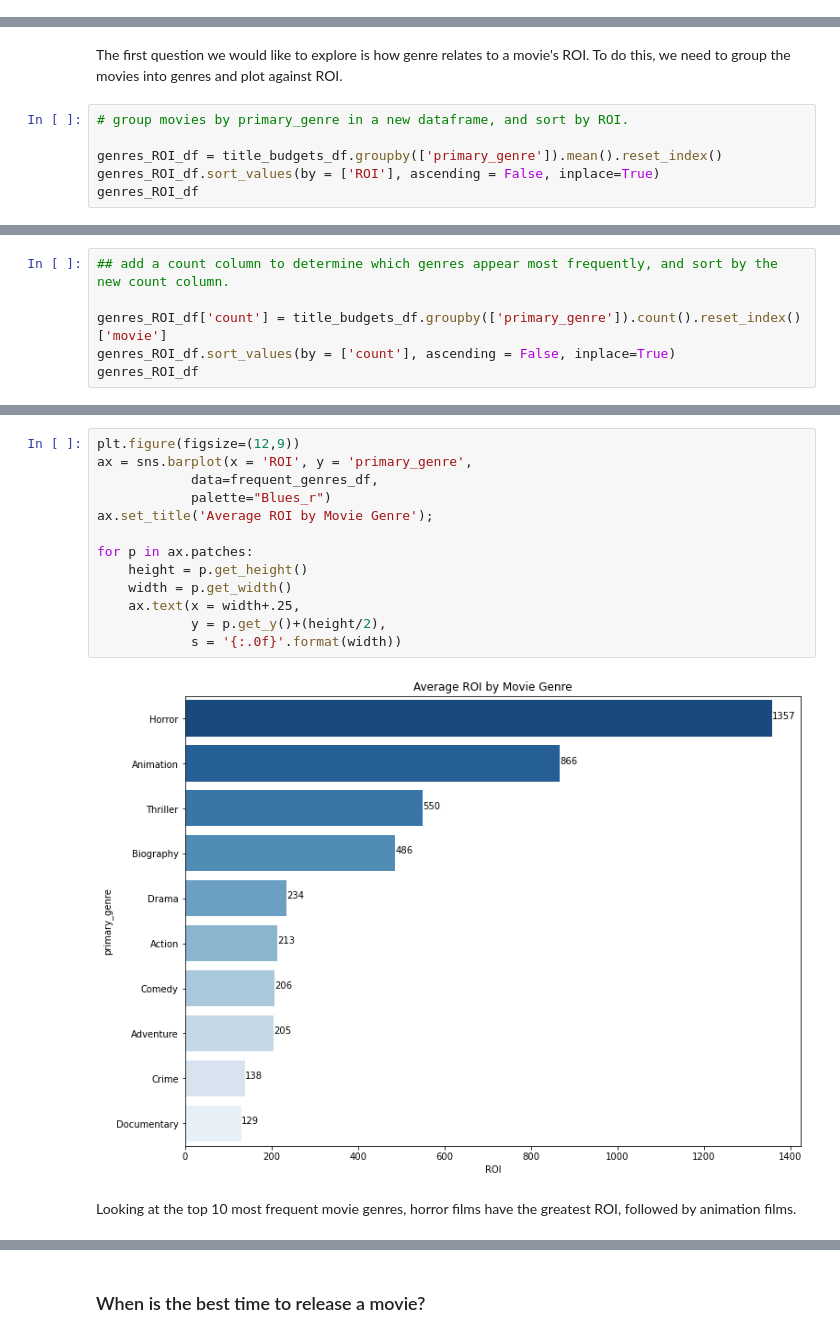
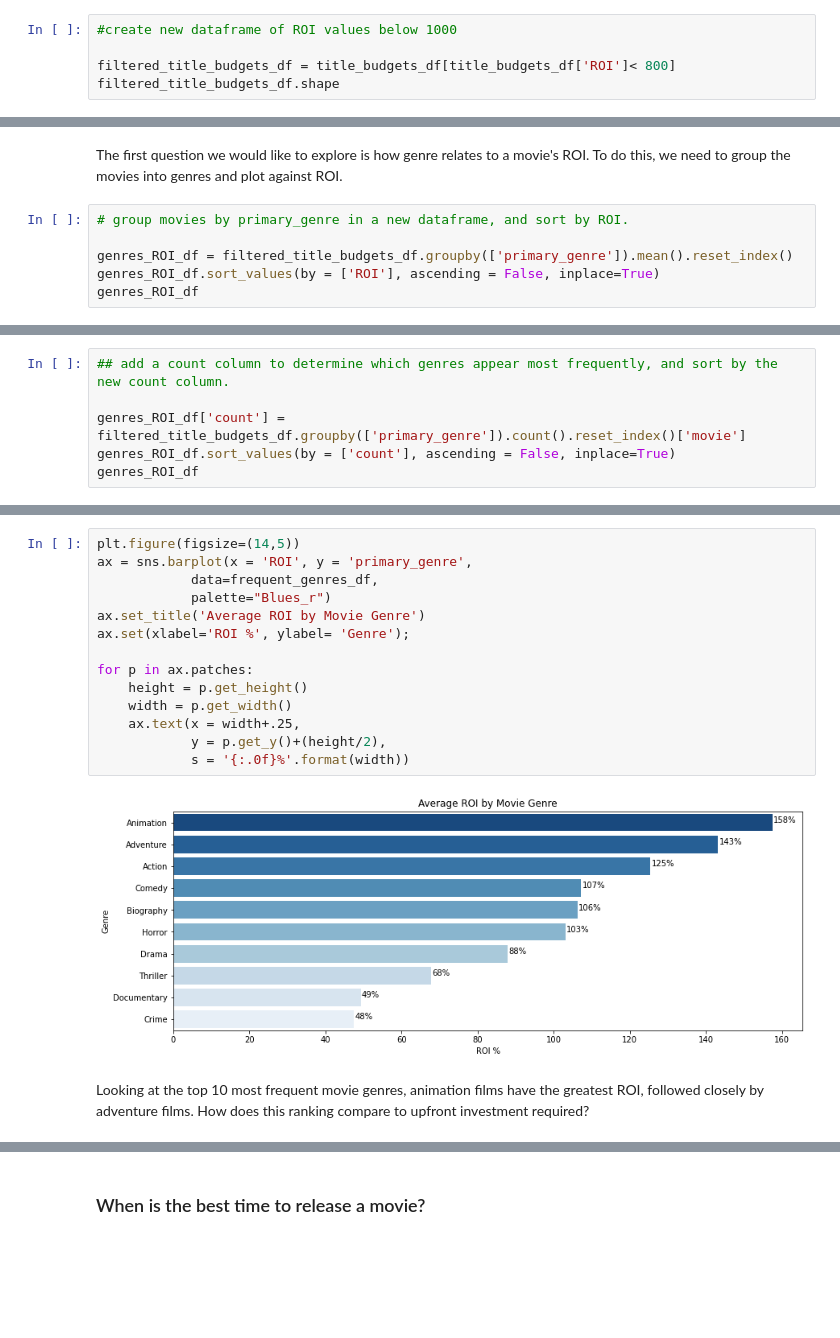
Before and after one commit to Sammyknee/dsc-project-template, a Jupyter notebook: Phase 1 Project - Data Analysis.ipynb, the cells around one changed output, grey strips where cells are left out. Cells and saved outputs as stored; diff of their text form; blank space fills up the shorter version.

Commit message:
cleaned up visualizations

```diff
--- a/Phase 1 Project - Data Analysis.ipynb
+++ b/Phase 1 Project - Data Analysis.ipynb
@@ -38,0 +74,5 @@ directors_df.head()
+# %%
+#create new dataframe of ROI values below 1000
+
+filtered_title_budgets_df = title_budgets_df[title_budgets_df['ROI']< 800]
+filtered_title_budgets_df.shape
@@ -43,7 +87,7 @@ The first question we would like to explore is how genre relates to a movie's RO
 # %%
 # group movies by primary_genre in a new dataframe, and sort by ROI.
 
-genres_ROI_df = title_budgets_df.groupby(['primary_genre']).mean().reset_index()
+genres_ROI_df = filtered_title_budgets_df.groupby(['primary_genre']).mean().reset_index()
 genres_ROI_df.sort_values(by = ['ROI'], ascending = False, inplace=True)
 genres_ROI_df
 # %% [output]
@@ -110,7 +155,7 @@ There are only 4 musicals in our dataset, and we can see the Cinderella movie re
 # %%
 ## add a count column to determine which genres appear most frequently, and sort by the new count column.
 
-genres_ROI_df['count'] = title_budgets_df.groupby(['primary_genre']).count().reset_index()['movie']
+genres_ROI_df['count'] = filtered_title_budgets_df.groupby(['primary_genre']).count().reset_index()['movie']
 genres_ROI_df.sort_values(by = ['count'], ascending = False, inplace=True)
 genres_ROI_df
 # %% [output]
@@ -155,17 +200,18 @@ See the caveats in the documentation: https://pandas.pydata.org/pandas-docs/stab
 # %%
-plt.figure(figsize=(12,9))
+plt.figure(figsize=(14,5))
 ax = sns.barplot(x = 'ROI', y = 'primary_genre',
             data=frequent_genres_df,
             palette="Blues_r")
-ax.set_title('Average ROI by Movie Genre');
+ax.set_title('Average ROI by Movie Genre')
+ax.set(xlabel='ROI %', ylabel= 'Genre');
 
 for p in ax.patches:
     height = p.get_height()
     width = p.get_width()
     ax.text(x = width+.25,
             y = p.get_y()+(height/2),
-            s = '{:.0f}'.format(width))
+            s = '{:.0f}%'.format(width))
 # %% [output]
-[figure, old version]
+[figure, new version]
 # %% [markdown]
-Looking at the top 10 most frequent movie genres, horror films have the greatest ROI, followed by animation films.
+Looking at the top 10 most frequent movie genres, animation films have the greatest ROI, followed closely by adventure films. How does this ranking compare to upfront investment required?
```
Also changed, not shown: parts of 70 cells of this notebook.
